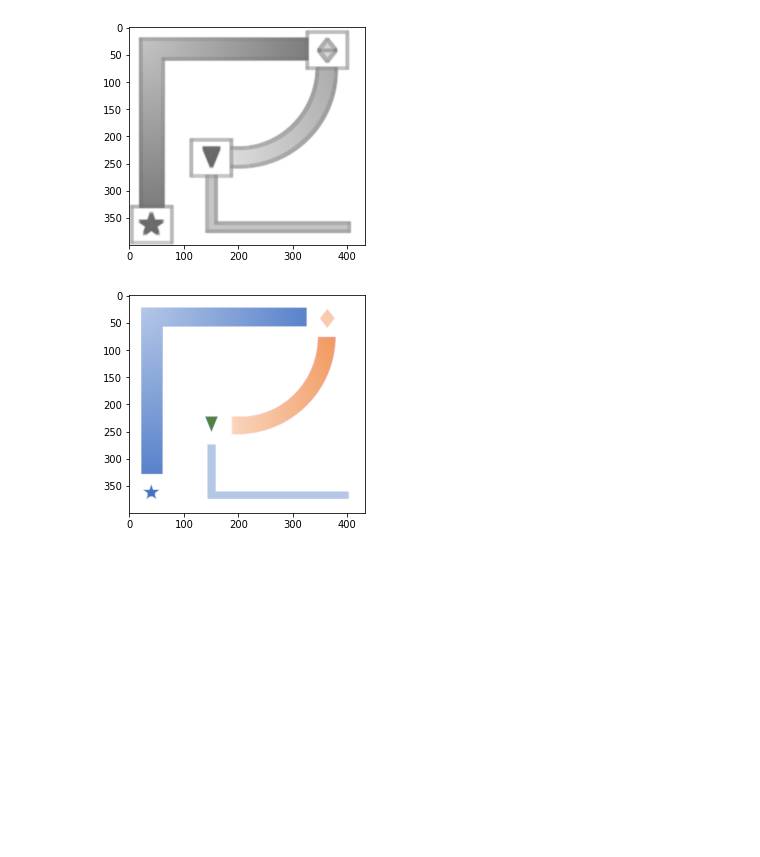
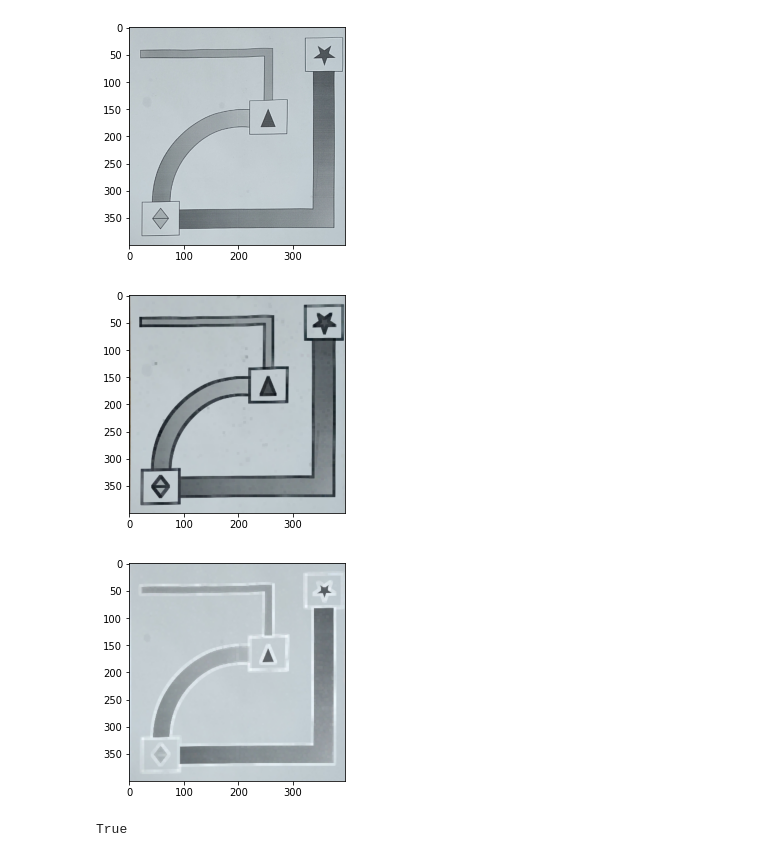
Before and after one commit to teerameth/Module6-7, a Jupyter notebook: Milestone25.ipynb, the cells around one changed output. Cells and saved outputs as stored; diff of their text form; code cells hidden in the pictures; blank space fills up the shorter version.

```diff
--- a/Milestone25.ipynb
+++ b/Milestone25.ipynb
@@ -9,8 +9,8 @@ def imshow(img):
     plt.show()
 def cartesian_distance(x, y): return math.sqrt(x**2+y**2)
 
-frame = cv2.imread("Picture1.png")
-# frame = cv2.imread("Picture3.jpg")
+# frame = cv2.imread("Picture1.png")
+frame = cv2.imread("Picture3.jpg")
 frame = imutils.resize(frame, height=400)
 imshow(frame)
 # %% [output]
@@ -18,16 +18,24 @@ imshow(frame)
 # %%
+blur = cv2.GaussianBlur(frame, (5, 5), 0)
+unsharp = cv2.addWeighted(frame, 2, blur, -1, 0, frame)
+imshow(unsharp)
+cv2.imwrite("unsharp.jpg", unsharp)
+
 gray = cv2.cvtColor(frame, cv2.COLOR_BGR2GRAY)
 hsv = cv2.cvtColor(frame, cv2.COLOR_BGR2HSV)
 LUV = cv2.cvtColor(frame, cv2.COLOR_BGR2LUV)
-blur = cv2.GaussianBlur(gray, (5, 5), 0)
 kernel = np.ones((5,5),np.uint8)
-erosion = cv2.erode(blur,kernel,iterations = 1)
+erosion = cv2.erode(frame,kernel,iterations = 1)
 dilation = cv2.dilate(frame,kernel,iterations = 1)
 imshow(erosion)
+cv2.imwrite("erosion.jpg", erosion)
 imshow(dilation)
+cv2.imwrite("dilation.jpg", dilation)
 # %% [output]
-[figure, old version]
+[figure, new version]
-[figure, old version]
+[figure, new version]
+[figure, added]
+True
 # %%
 diff = cv2.absdiff(dilation, frame)
 imshow(diff)
```
Also changed, not shown: parts of 5 cells of this notebook, 7 other files.
